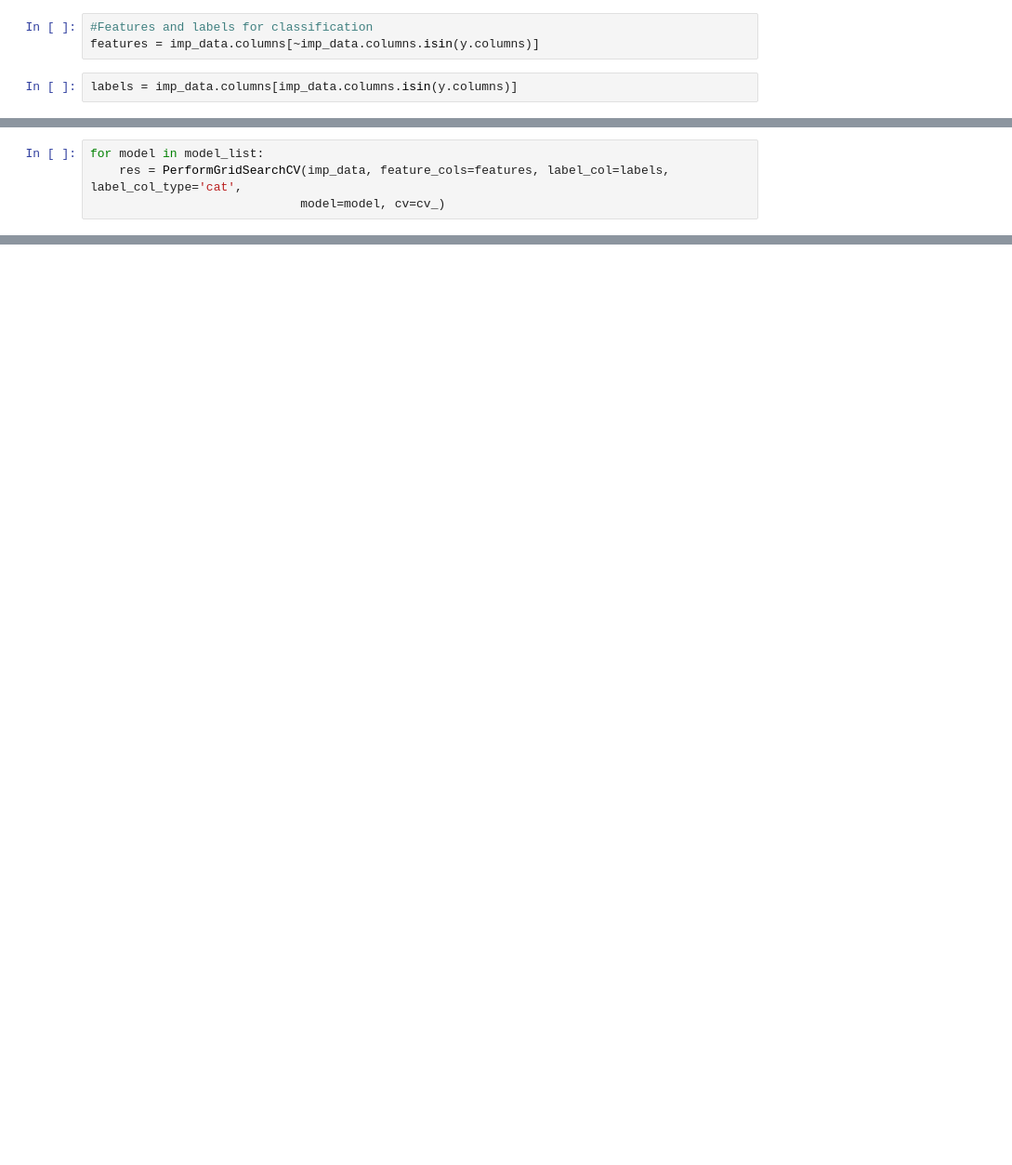
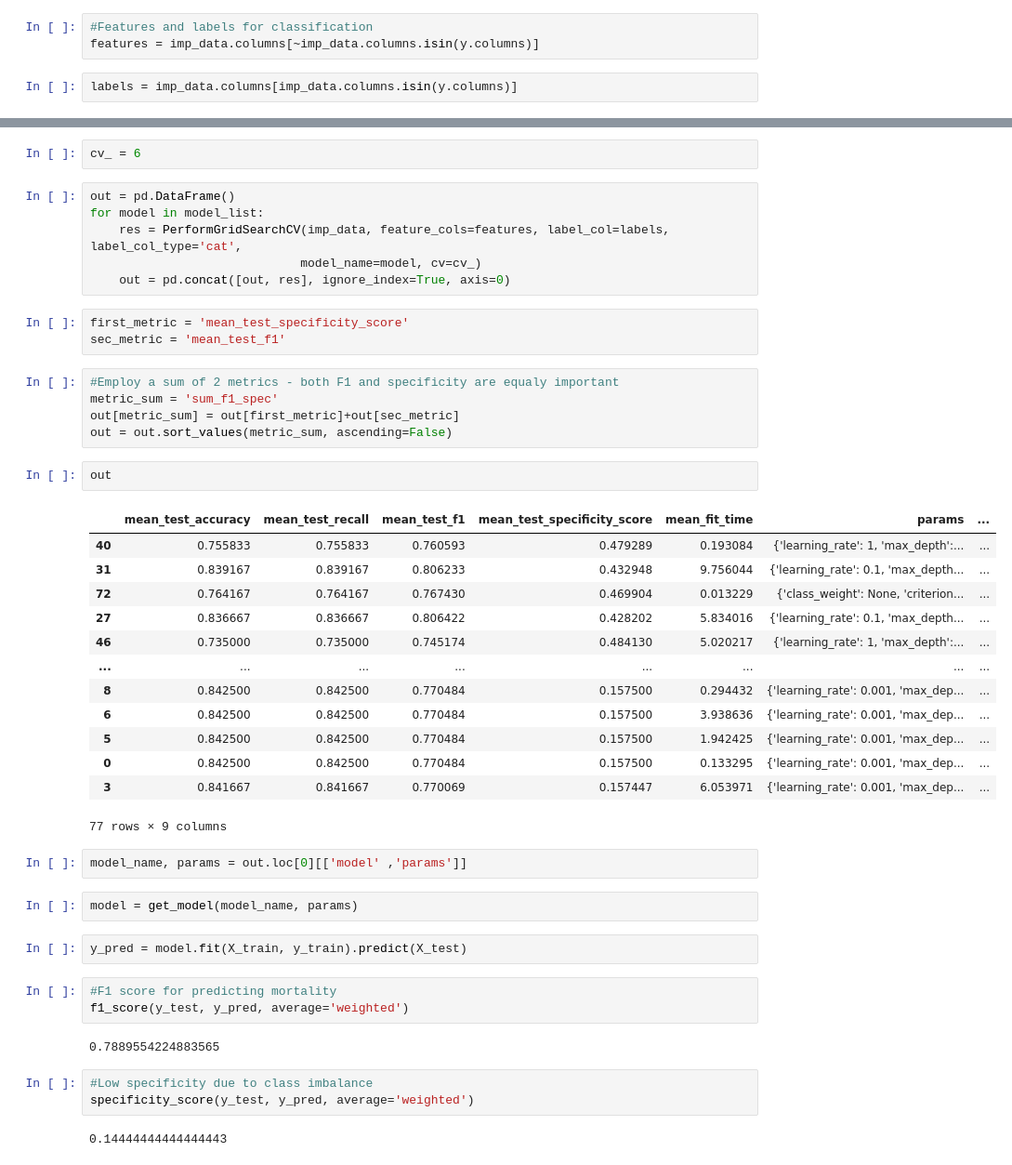
Before and after one commit to VespenGas/PythonProjs, a Jupyter notebook: BioinformaticsMedicineProj/main.ipynb, the cells around one changed output, grey strips where cells are left out. Shown at 93% size. Drawn from its saved outputs; the diff is of its cells as text; blank space fills up the shorter version.

```diff
--- a/BioinformaticsMedicineProj/main.ipynb
+++ b/BioinformaticsMedicineProj/main.ipynb
@@ -300,4 +297,0 @@ cv_ = 6
-# %%
-for model in model_list:
-    res = PerformGridSearchCV(imp_data, feature_cols=features, label_col=labels, label_col_type='cat',
-                             model=model, cv=cv_)
@@ -315,0 +310,48 @@ Index(['mean_test_accuracy', 'mean_test_recall_weighted',
+# %%
+cv_ = 6
+# %%
+out = pd.DataFrame()
+for model in model_list:
+    res = PerformGridSearchCV(imp_data, feature_cols=features, label_col=labels, label_col_type='cat',
+                             model_name=model, cv=cv_)
+    out = pd.concat([out, res], ignore_index=True, axis=0)
+# %%
+first_metric = 'mean_test_specificity_score'
+sec_metric = 'mean_test_f1'
+# %%
+#Employ a sum of 2 metrics - both F1 and specificity are equaly important
+metric_sum = 'sum_f1_spec'
+out[metric_sum] = out[first_metric]+out[sec_metric]
+out = out.sort_values(metric_sum, ascending=False)
+# %%
+out
+# %% [output]
+|  | mean_test_accuracy | mean_test_recall | mean_test_f1 | mean_test_specificity_score | mean_fit_time | params | ... |
+| 40 | 0.755833 | 0.755833 | 0.760593 | 0.479289 | 0.193084 | {'learning_rate': 1, 'max_depth':... | ... |
+| 31 | 0.839167 | 0.839167 | 0.806233 | 0.432948 | 9.756044 | {'learning_rate': 0.1, 'max_depth... | ... |
+| 72 | 0.764167 | 0.764167 | 0.767430 | 0.469904 | 0.013229 | {'class_weight': None, 'criterion... | ... |
+| 27 | 0.836667 | 0.836667 | 0.806422 | 0.428202 | 5.834016 | {'learning_rate': 0.1, 'max_depth... | ... |
+| 46 | 0.735000 | 0.735000 | 0.745174 | 0.484130 | 5.020217 | {'learning_rate': 1, 'max_depth':... | ... |
+| ... | ... | ... | ... | ... | ... | ... | ... |
+| 8 | 0.842500 | 0.842500 | 0.770484 | 0.157500 | 0.294432 | {'learning_rate': 0.001, 'max_dep... | ... |
+| 6 | 0.842500 | 0.842500 | 0.770484 | 0.157500 | 3.938636 | {'learning_rate': 0.001, 'max_dep... | ... |
+| 5 | 0.842500 | 0.842500 | 0.770484 | 0.157500 | 1.942425 | {'learning_rate': 0.001, 'max_dep... | ... |
+| 0 | 0.842500 | 0.842500 | 0.770484 | 0.157500 | 0.133295 | {'learning_rate': 0.001, 'max_dep... | ... |
+| 3 | 0.841667 | 0.841667 | 0.770069 | 0.157447 | 6.053971 | {'learning_rate': 0.001, 'max_dep... | ... |
+77 rows × 9 columns
+# %%
+model_name, params = out.loc[0][['model' ,'params']]
+# %%
+model = get_model(model_name, params)
+# %%
+y_pred = model.fit(X_train, y_train).predict(X_test)
+# %%
+#F1 score for predicting mortality
+f1_score(y_test, y_pred, average='weighted')
+# %% [output]
+0.7889554224883565
+# %%
+#Low specificity due to class imbalance
+specificity_score(y_test, y_pred, average='weighted')
+# %% [output]
+0.14444444444444443
```
Also changed, not shown: parts of 36 cells of this notebook, 2 other files.
